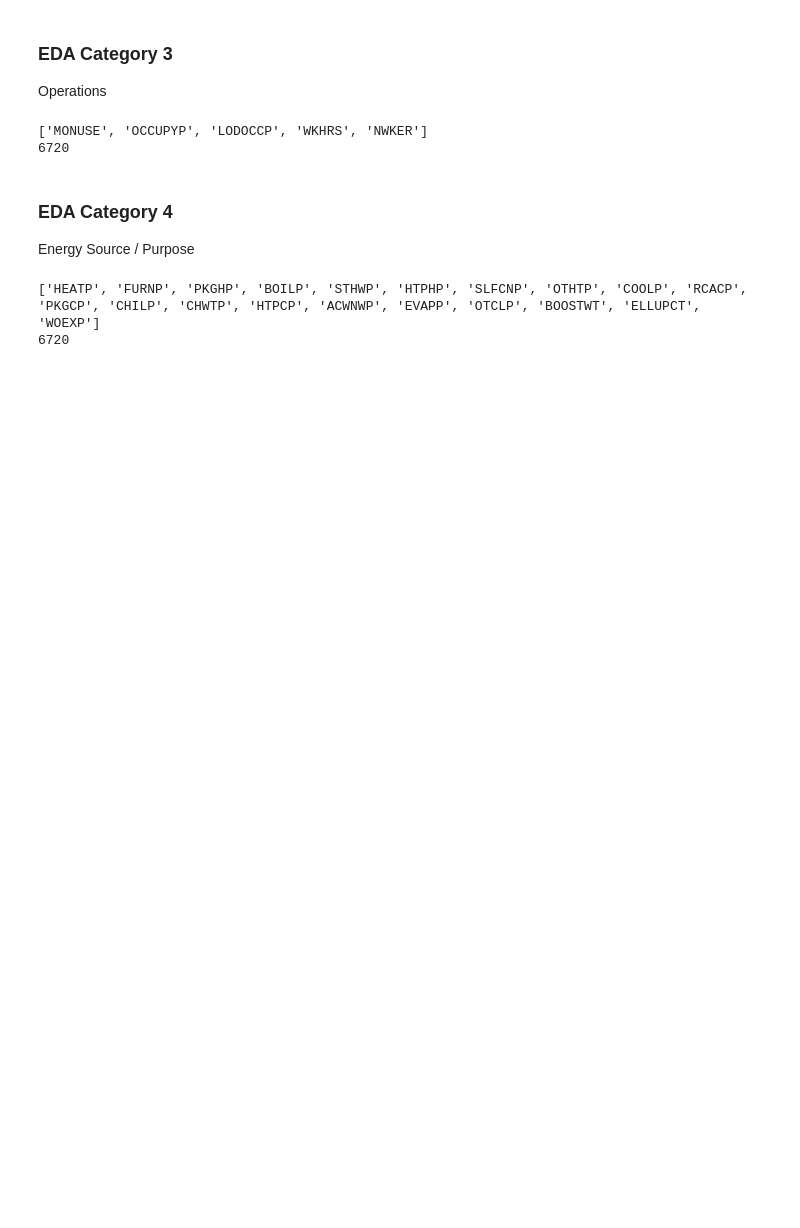
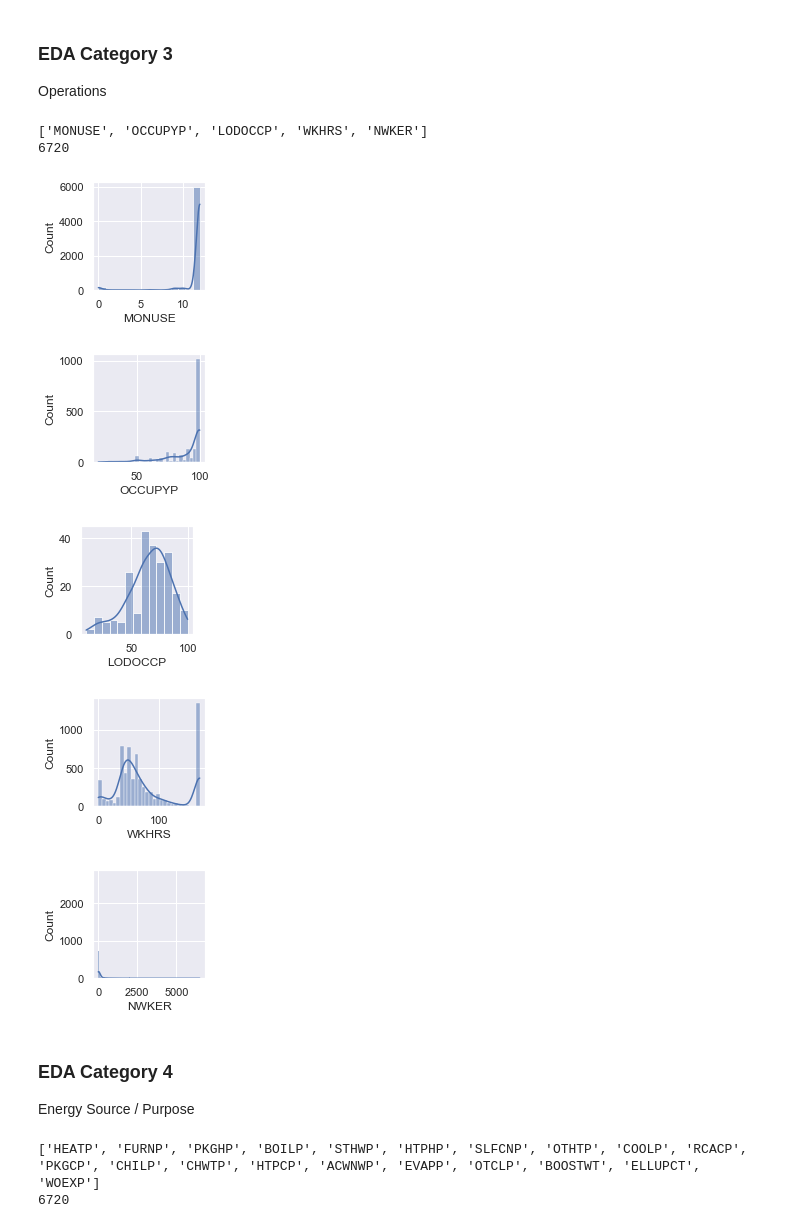
Before and after one commit to oostendo/2022-SI699-011, a Jupyter notebook: eva_and_sam/EDA_cbecs2012.ipynb, the cells around one changed output. Cells and saved outputs as stored; diff of their text form; code cells hidden in the pictures; blank space fills up the shorter version.

```diff
--- a/eva_and_sam/EDA_cbecs2012.ipynb
+++ b/eva_and_sam/EDA_cbecs2012.ipynb
@@ -221,6 +242,14 @@ print(df3_total)
 # %% [output]
 ['MONUSE', 'OCCUPYP', 'LODOCCP', 'WKHRS', 'NWKER']
 6720
+# %%
+build_hist(num_cols_cat3)
+# %% [output]
+[figure, added]
+[figure, added]
+[figure, added]
+[figure, added]
+[figure, added]
 # %% [markdown]
 ### EDA Category 4
 
```
Also changed, not shown: parts of 15 cells of this notebook.
